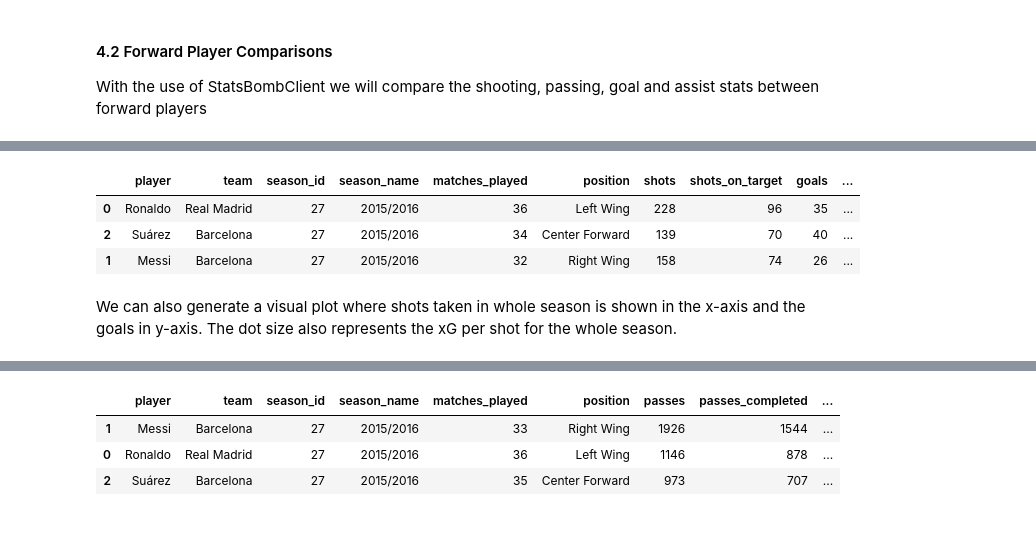
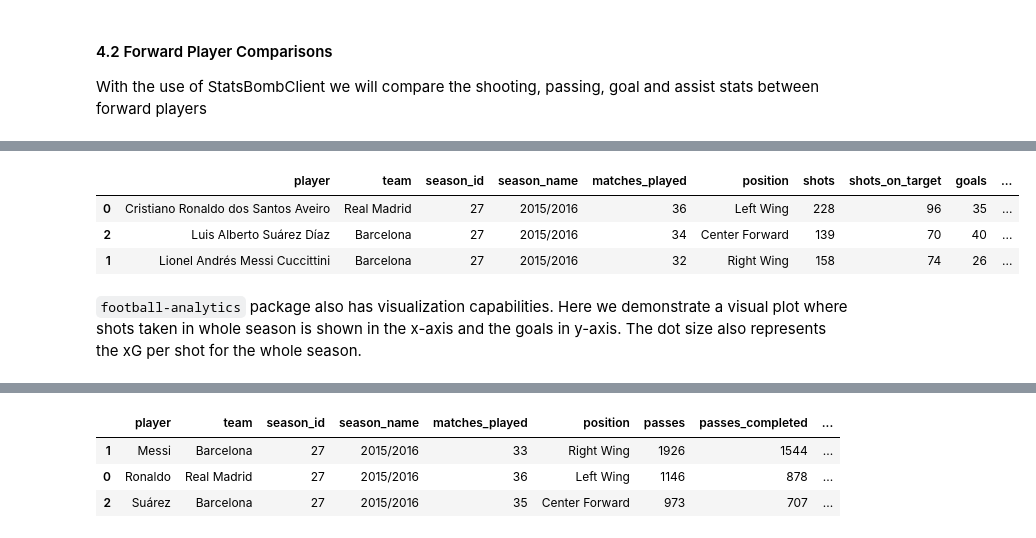
Before and after one commit to leventdusunceli/football_analytics, a Jupyter notebook: notebooks/football_analytics_demo.ipynb, the cells around one changed output, grey strips where cells are left out. Cells and saved outputs as stored; diff of their text form; code cells hidden in the pictures.

```diff
--- a/notebooks/football_analytics_demo.ipynb
+++ b/notebooks/football_analytics_demo.ipynb
@@ -394,15 +456,15 @@ With the use of StatsBombClient we will compare the shooting, passing, goal and
 # %%
 forward_shooting = sb_client.get_player_shooting_season(
     competition_id=COMPETITION_ID,
     season_ids=SEASON_ID,
     players=FORWARDS,
 )
-forward_shooting["player"] = forward_shooting["player"].map(PLAYER_LABELS)
+#forward_shooting["player"] = forward_shooting["player"].map(PLAYER_LABELS)
 forward_shooting.sort_values(["season_id", "total_xg"], ascending=[True, False])
 # %% [output]
 |  | player | team | season_id | season_name | matches_played | position | shots | shots_on_target | goals | ... |
-| 0 | Ronaldo | Real Madrid | 27 | 2015/2016 | 36 | Left Wing | 228 | 96 | 35 | ... |
-| 2 | Suárez | Barcelona | 27 | 2015/2016 | 34 | Center Forward | 139 | 70 | 40 | ... |
-| 1 | Messi | Barcelona | 27 | 2015/2016 | 32 | Right Wing | 158 | 74 | 26 | ... |
+| 0 | Cristiano Ronaldo dos Santos Aveiro | Real Madrid | 27 | 2015/2016 | 36 | Left Wing | 228 | 96 | 35 | ... |
+| 2 | Luis Alberto Suárez Díaz | Barcelona | 27 | 2015/2016 | 34 | Center Forward | 139 | 70 | 40 | ... |
+| 1 | Lionel Andrés Messi Cuccittini | Barcelona | 27 | 2015/2016 | 32 | Right Wing | 158 | 74 | 26 | ... |
 # %% [markdown]
-We can also generate a visual plot where shots taken in whole season is shown in the x-axis and the goals in y-axis.  The dot size also represents the xG per shot for the whole season.
+`football-analytics` package also has visualization capabilities. Here we demonstrate a visual plot where shots taken in whole season is shown in the x-axis and the goals in y-axis.  The dot size also represents the xG per shot for the whole season.
```
Also changed, not shown: parts of 28 cells of this notebook.
